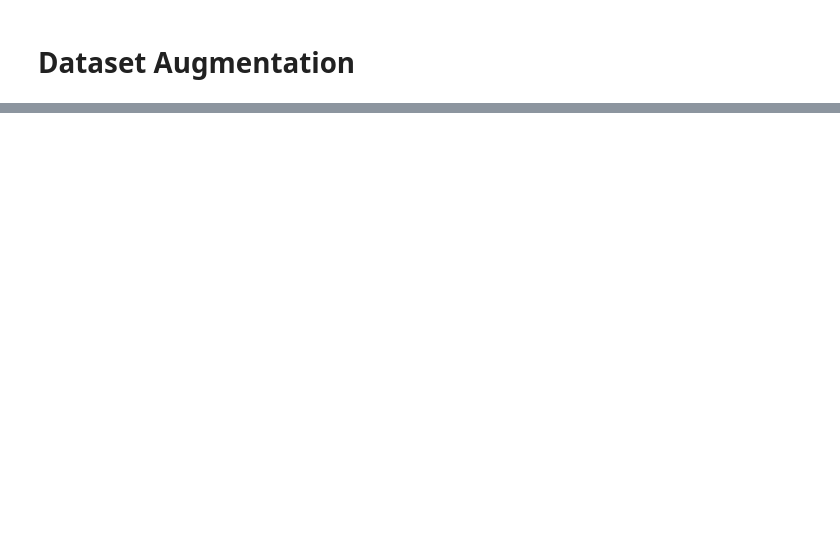
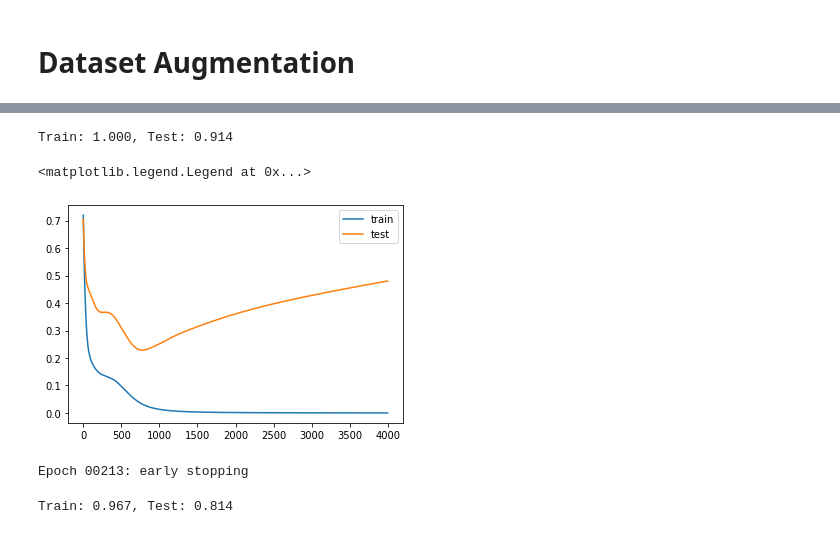
Before and after one commit to mahesh-keswani/ML-DL-FromBasicsToAdvance, a Jupyter notebook: keras_examples/RegularizationForANN_CNN_RNN.ipynb, the cells around one changed output, grey strips where cells are left out. Cells and saved outputs as stored; diff of their text form; code cells hidden in the pictures; blank space fills up the shorter version.

Commit message:
added callbacks, evaluating val dataset, monitoring performance, early stopping and checkpointing

```diff
--- a/keras_examples/RegularizationForANN_CNN_RNN.ipynb
+++ b/keras_examples/RegularizationForANN_CNN_RNN.ipynb
@@ -375,0 +509,3 @@ pyplot.show()
+# %%
+# example on two moons ( binary classification )
+X, y = make_moons(n_samples=100, noise=0.2, random_state=1)
@@ -375,0 +524,27 @@ pyplot.show()
+# %%
+# split into train and test
+n_train = 30
+trainX, testX = X[:n_train, :], X[n_train:, :]
+trainy, testy = y[:n_train], y[n_train:]
+# %%
+model = Sequential()
+model.add(Dense(500, input_dim=2, activation='relu'))
+model.add(Dense(1, activation='sigmoid'))
+
+model.compile(loss='binary_crossentropy', optimizer='adam', metrics=['accuracy'])
+# %%
+history = model.fit(trainX, trainy, validation_data=(testX, testy), epochs=4000, verbose=0)
+# %%
+# evaluate the model
+_, train_acc = model.evaluate(trainX, trainy, verbose=0)
+_, test_acc = model.evaluate(testX, testy, verbose=0)
+print('Train: %.3f, Test: %.3f' % (train_acc, test_acc))
+# %% [output]
+Train: 1.000, Test: 0.914
+# %%
+plt.plot(history.history['loss'], label='train')
+plt.plot(history.history['val_loss'], label='test')
+plt.legend()
+# %% [output]
+<matplotlib.legend.Legend at 0x...>
+[figure, added]
@@ -375,0 +570,12 @@ pyplot.show()
+# %%
+history = model.fit(trainX, trainy, validation_data=(testX, testy), epochs=4000, verbose=0, callbacks=[es])
+# %% [output]
+Epoch 00213: early stopping
+# %%
+# evaluate the model
+_, train_acc = model.evaluate(trainX, trainy, verbose=0)
+_, test_acc = model.evaluate(testX, testy, verbose=0)
+
+print('Train: %.3f, Test: %.3f' % (train_acc, test_acc))
+# %% [output]
+Train: 0.967, Test: 0.814
```
Also changed, not shown: parts of 41 cells of this notebook.
